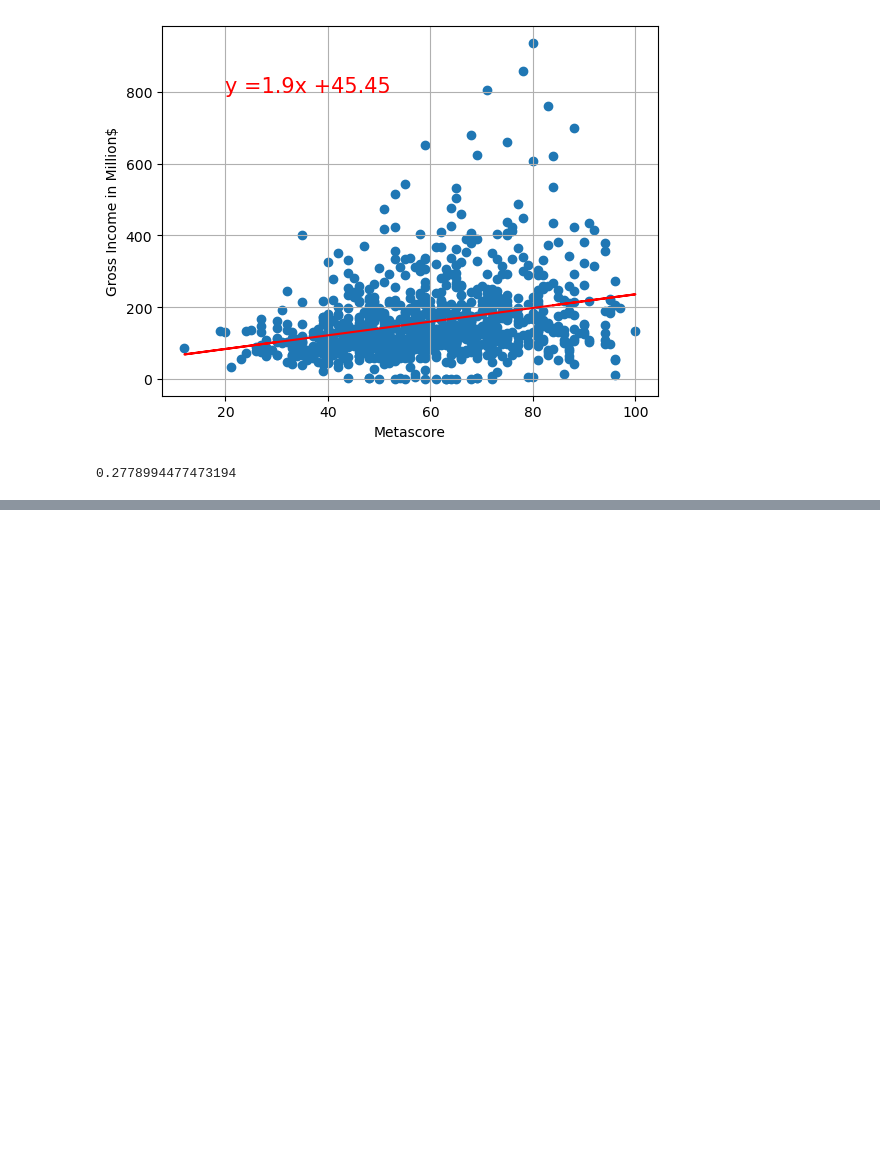
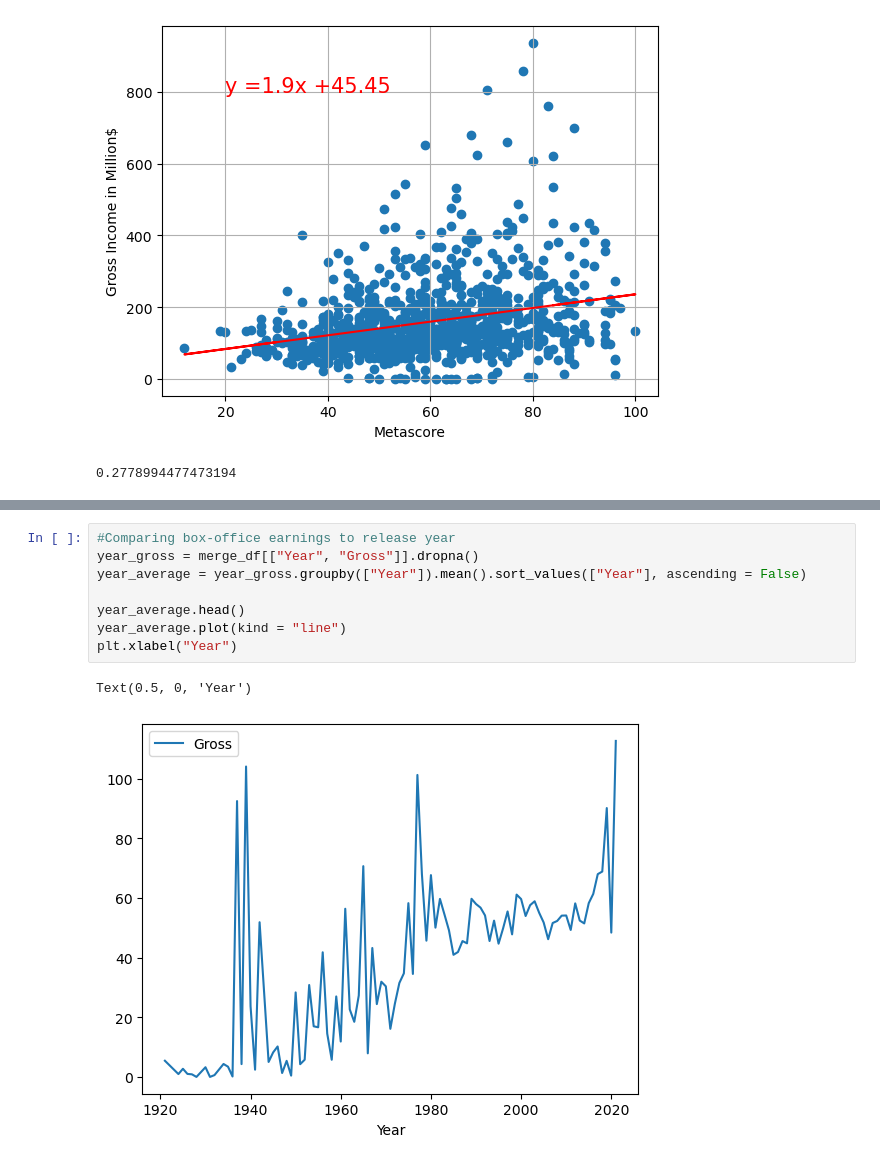
Before and after one commit to Reagz24/Project1_Team6, a Jupyter notebook: Movie_Analysis.ipynb, the cells around one changed output, grey strips where cells are left out. Drawn from its saved outputs; the diff is of its cells as text; blank space fills up the shorter version.

Commit message:
Adding graphs

```diff
--- a/Movie_Analysis.ipynb
+++ b/Movie_Analysis.ipynb
@@ -189,0 +219,11 @@ director_average
+# %%
+#Comparing box-office earnings to release year
+year_gross = merge_df[["Year", "Gross"]].dropna()
+year_average = year_gross.groupby(["Year"]).mean().sort_values(["Year"], ascending = False)
+
+year_average.head()
+year_average.plot(kind = "line")
+plt.xlabel("Year")
+# %% [output]
+Text(0.5, 0, 'Year')
+[figure, added]
```
Also changed, not shown: parts of 13 cells of this notebook.
